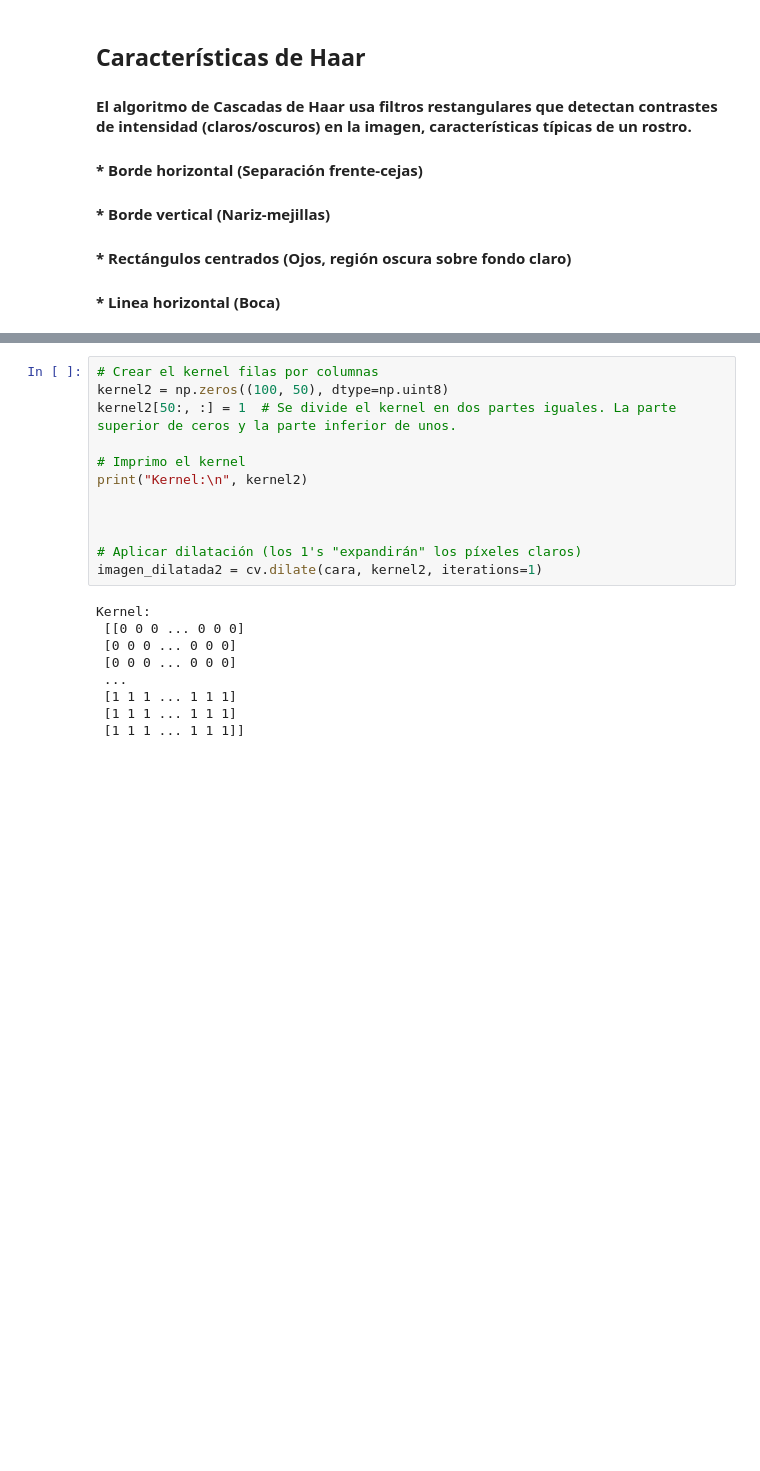
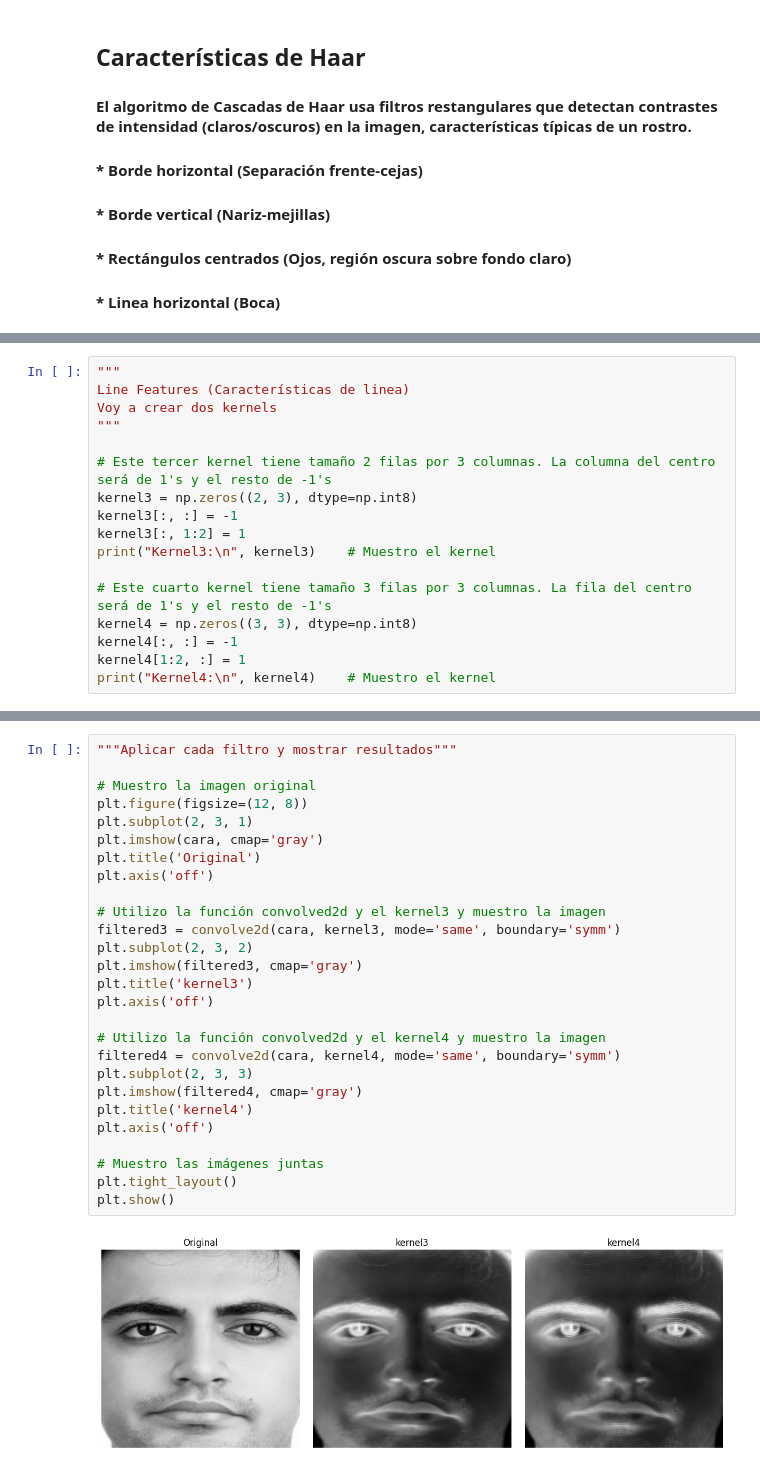
Before and after one commit to pabcannav/proyectoPID, a Jupyter notebook: cascadas_propias/cascadas.ipynb, the cells around one changed output, grey strips where cells are left out. Saved outputs shown, nothing was run; the diff lists cells and outputs as text; blank space fills up the shorter version.

```diff
--- a/cascadas_propias/cascadas.ipynb
+++ b/cascadas_propias/cascadas.ipynb
@@ -45,0 +79,17 @@ Kernel:
+# %%
+"""
+Line Features (Características de linea)
+Voy a crear dos kernels
+"""
+
+# Este tercer kernel tiene tamaño 2 filas por 3 columnas. La columna del centro será de 1's y el resto de -1's
+kernel3 = np.zeros((2, 3), dtype=np.int8)
+kernel3[:, :] = -1
+kernel3[:, 1:2] = 1
+print("Kernel3:\n", kernel3)    # Muestro el kernel
+
+# Este cuarto kernel tiene tamaño 3 filas por 3 columnas. La fila del centro será de 1's y el resto de -1's
+kernel4 = np.zeros((3, 3), dtype=np.int8)
+kernel4[:, :] = -1
+kernel4[1:2, :] = 1
+print("Kernel4:\n", kernel4)    # Muestro el kernel
@@ -46,21 +104,29 @@ Kernel:
 # %%
-# Crear el kernel filas por columnas
-kernel2 = np.zeros((100, 50), dtype=np.uint8)
-kernel2[50:, :] = 1  # Se divide el kernel en dos partes iguales. La parte superior de ceros y la parte inferior de unos.
+"""Aplicar cada filtro y mostrar resultados"""
 
-# Imprimo el kernel
-print("Kernel:\n", kernel2)
+# Muestro la imagen original
+plt.figure(figsize=(12, 8))
+plt.subplot(2, 3, 1)
+plt.imshow(cara, cmap='gray')
+plt.title('Original')
+plt.axis('off')
 
+# Utilizo la función convolved2d y el kernel3 y muestro la imagen
+filtered3 = convolve2d(cara, kernel3, mode='same', boundary='symm')
+plt.subplot(2, 3, 2)
+plt.imshow(filtered3, cmap='gray')
+plt.title('kernel3')
+plt.axis('off')
 
+# Utilizo la función convolved2d y el kernel4 y muestro la imagen
+filtered4 = convolve2d(cara, kernel4, mode='same', boundary='symm')
+plt.subplot(2, 3, 3)
+plt.imshow(filtered4, cmap='gray')
+plt.title('kernel4')
+plt.axis('off')
 
-# Aplicar dilatación (los 1's "expandirán" los píxeles claros)
-imagen_dilatada2 = cv.dilate(cara, kernel2, iterations=1)
+# Muestro las imágenes juntas
+plt.tight_layout()
+plt.show()
 # %% [output]
-Kernel:
- [[0 0 0 ... 0 0 0]
- [0 0 0 ... 0 0 0]
- [0 0 0 ... 0 0 0]
- ...
- [1 1 1 ... 1 1 1]
- [1 1 1 ... 1 1 1]
- [1 1 1 ... 1 1 1]]
+[figure, added]
```
Also changed, not shown: parts of 11 cells of this notebook, 3 other files.
